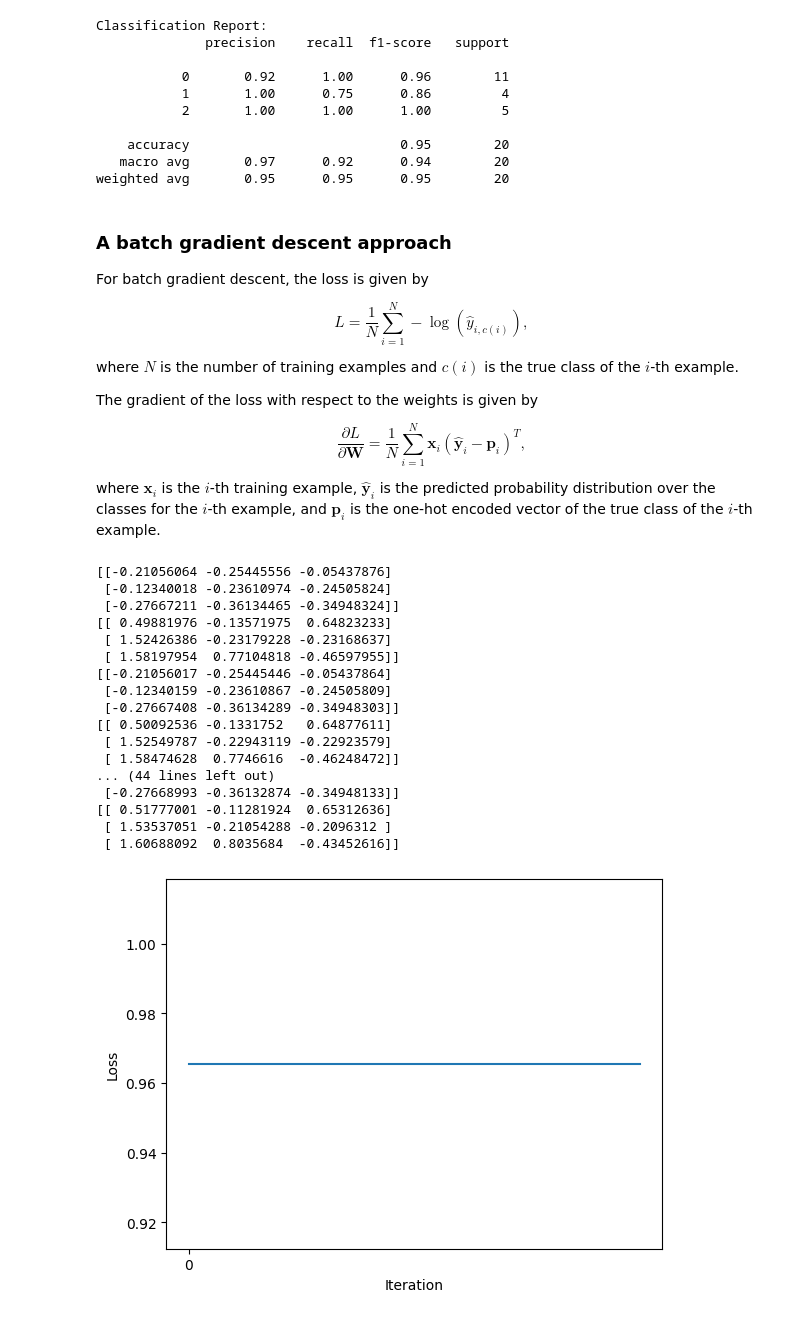
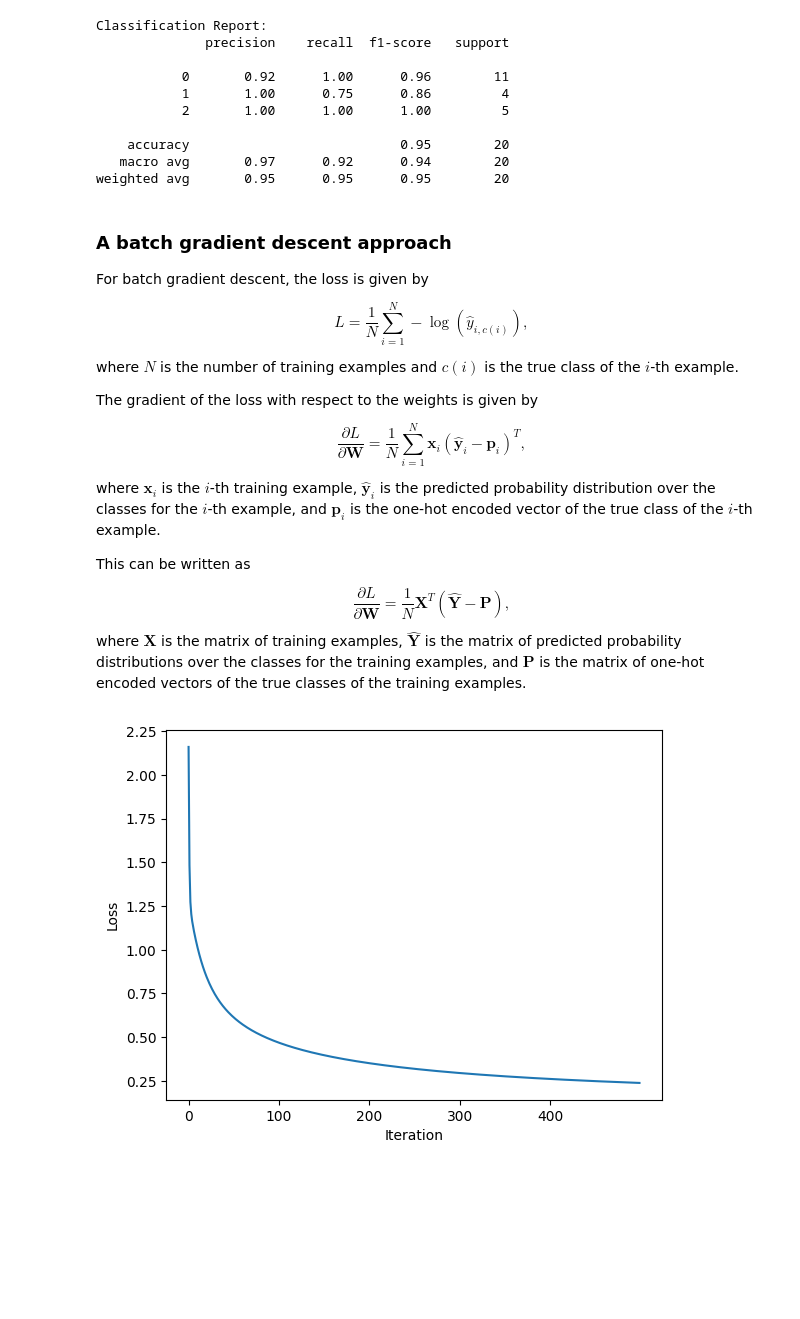
Before and after one commit to thiagopx/ann, a Jupyter notebook: notebooks/6_multinomial-regression.ipynb, the cells around one changed output. Cells and saved outputs as stored; diff of their text form; code cells hidden in the pictures; blank space fills up the shorter version.

```diff
--- a/notebooks/6_multinomial-regression.ipynb
+++ b/notebooks/6_multinomial-regression.ipynb
@@ -383,11 +383,7 @@ Alternatively, we can compute $\frac{\partial L}{\partial \mathbf{W}}$ as the ma
 # %% [markdown]
 ### Training
 # %%
-def onehot(y, n_classes):
-    """
-    Convert integer labels to one-hot encoding.
-    """
-    return np.eye(n_classes)[y]
+from utils import onehot
 
 np.random.seed(SEED)
 
@@ -412,7 +408,13 @@ for epoch in range(num_epochs):
         loss_history.append(loss_value)
 
         # Update weights
-        p = onehot(correct_class, num_classes).reshape(-1, 1) # make it a column vector
+        p = onehot([correct_class], num_classes).reshape(-1, 1) # make it a column vector
+        grad = np.dot(x, (y_pred - p).T)
+
+        # Alternative way to calculate the gradient
+        # y_pred[correct_class] -= 1
+        # grad = np.dot(x, y_pred.T)
+
         W = W - learning_rate * np.dot(x, (y_pred - p).T)
 
         iteration += 1
@@ -474,62 +476,57 @@ $$
 $$
 
 where $\mathbf{x}_i$ is the $i$-th training example, $\hat{\mathbf{y}}_i$ is the predicted probability distribution over the classes for the $i$-th example, and $\mathbf{p}_i$ is the one-hot encoded vector of the true class of the $i$-th example.
+
+This can be written as
+
+$$
+\frac{\partial L}{\partial \mathbf{W}}  = \frac{1}{N} \mathbf{X}^T (\hat{\mathbf{Y}} - \mathbf{P}),
+$$
+
+where $\mathbf{X}$ is the matrix of training examples, $\hat{\mathbf{Y}}$ is the matrix of predicted probability distributions over the classes for the training examples, and $\mathbf{P}$ is the matrix of one-hot encoded vectors of the true classes of the training examples.
 # %%
 np.random.seed(SEED)
 
-num_epochs = 10
-learning_rate = 1e-02
+# Adjust softmax to work with multiple samples
+softmax = lambda z: np.exp(z) / np.sum(np.exp(z), axis=1, keepdims=True)
+
+# Adjust the number of epochs and the learning rate
+num_epochs = 500
+learning_rate = 1
 
 # Add a bias term
 X_b = np.hstack([X_train, np.ones((X_train.shape[0], 1))])
 
 # Number of samples
-N = X_b.shape[0]
+num_samples = X_b.shape[0]
 
 # Random weights initialization
 W = np.random.normal(size=(X_b.shape[1], num_classes))  # 2 features + 1 bias, 3 classes
 
 iteration = 0
 loss_history = []
 for epoch in range(num_epochs):
     # Prediction is computed for all samples at once
     Y_pred = softmax(np.dot(X_b, W)) # N x K
 
     # Loss
-    loss_values = -np.log(Y_pred[np.arange(len(Y_pred)), y_train])
-    loss = np.mean(loss_values)
+    loss_values = -np.log(Y_pred[range(num_samples), y_train])
+    loss_value = np.mean(loss_values)
     loss_history.append(loss_value)
 
-    Y_onehot = onehot(y_train, num_classes) # N x K
+    # Gradient computation
+    Y_onehot = onehot(y_train, num_classes)  # N x K
+    P = Y_pred - Y_onehot # N x K
+    grad = np.dot(X_b.T, P) / num_samples # (D+1) x K
 
-    P = Y_pred - Y_onehot # N x K
-    grad = np.dot(X_b.T, P) / N # (D+1) x K
-    # print(Y_onehot[:3], Y_pred[:3], P[:3])
-    print(grad)
+    # Alternative way to compute the gradient
+    # Y_pred[range(num_samples), y_train] -= 1
+    # grad = np.dot(X_b.T, Y_pred) / num_samples # (D+1) x K
+
     # Update weights
     W = W - learning_rate * grad
 
-    print(W)
-
-
     iteration += 1
 plot_loss_history(loss_history, interval=100)
 # %% [output]
-[[-0.21056064 -0.25445556 -0.05437876]
- [-0.12340018 -0.23610974 -0.24505824]
- [-0.27667211 -0.36134465 -0.34948324]]
-[[ 0.49881976 -0.13571975  0.64823233]
- [ 1.52426386 -0.23179228 -0.23168637]
- [ 1.58197954  0.77104818 -0.46597955]]
-[[-0.21056017 -0.25445446 -0.05437864]
- [-0.12340159 -0.23610867 -0.24505809]
- [-0.27667408 -0.36134289 -0.34948303]]
-[[ 0.50092536 -0.1331752   0.64877611]
- [ 1.52549787 -0.22943119 -0.22923579]
- [ 1.58474628  0.7746616  -0.46248472]]
-... (44 lines left out)
- [-0.27668993 -0.36132874 -0.34948133]]
-[[ 0.51777001 -0.11281924  0.65312636]
- [ 1.53537051 -0.21054288 -0.2096312 ]
- [ 1.60688092  0.8035684  -0.43452616]]
-[figure, old version]
+[figure, new version]
```
Also changed, not shown: parts of 4 cells of this notebook, 3 other files.
